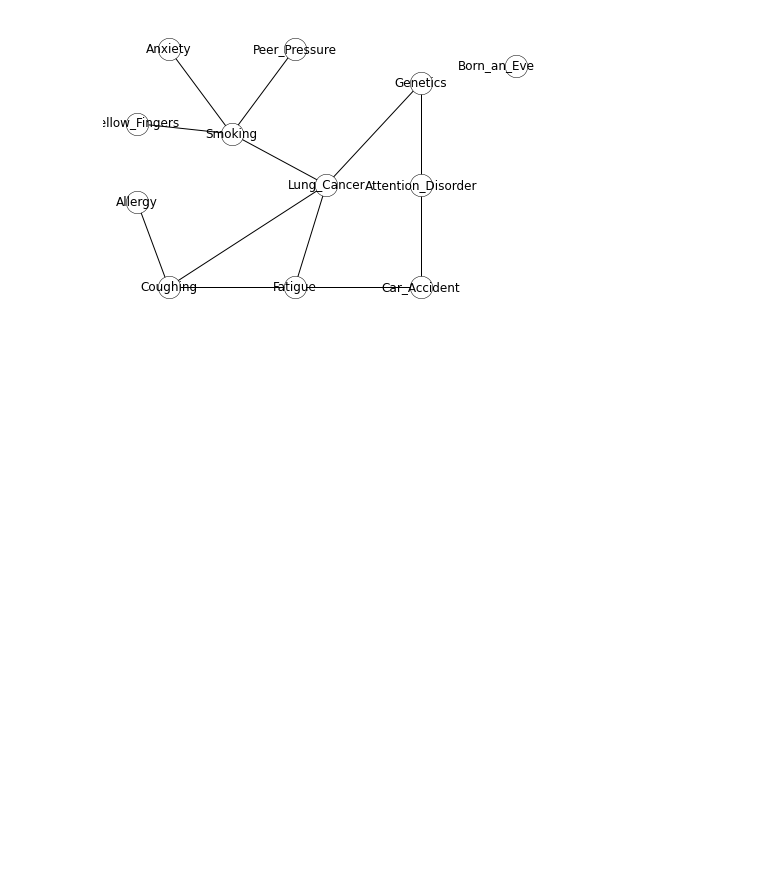
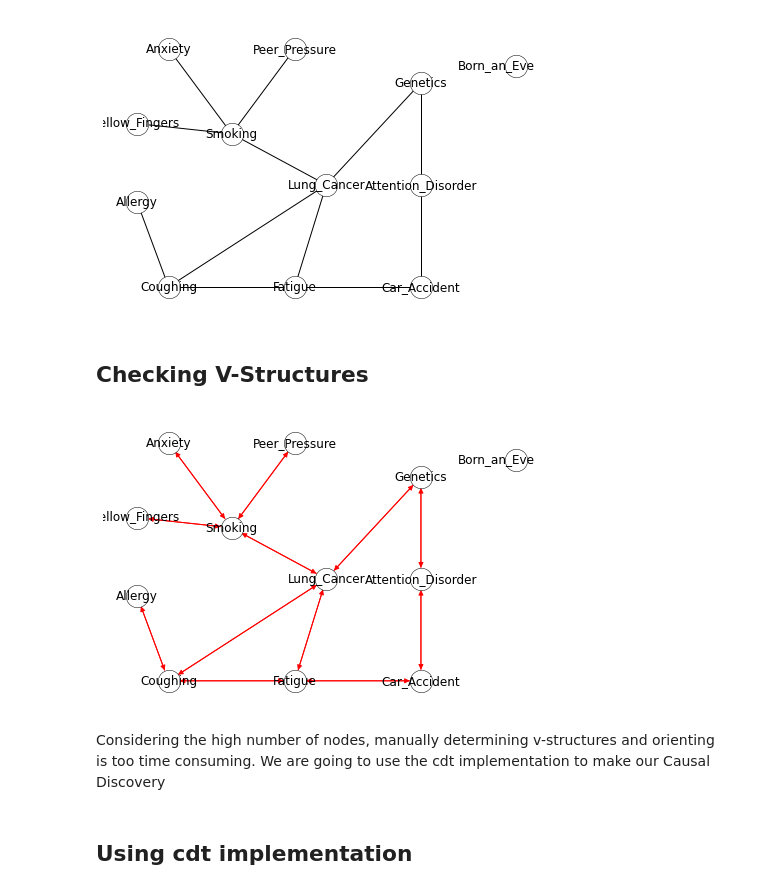
Before and after one commit to keerthybalan/CausalDS_LUCAS, a Jupyter notebook: PC_Causal.ipynb, the cells around one changed output. Saved outputs shown, nothing was run; the diff lists cells and outputs as text; code cells hidden in the pictures; blank space fills up the shorter version.

```diff
--- a/PC_Causal.ipynb
+++ b/PC_Causal.ipynb
@@ -157,3 +157,28 @@ removing edge:  ('Yellow_Fingers', 'Atten
 nx.draw(new_G, with_labels=True, node_size=500, node_color='w', edgecolors ='black', pos=pos)
 # %% [output]
 [figure]
+# %% [markdown]
+## Checking V-Structures
+# %%
+# utility function to transfer undirected graph to directed graph
+# with bi-directional edges with red-color to indicate undirected edges
+def to_directed(H):
+    D = nx.DiGraph()
+    nodes = list(H.nodes())
+    edges = []
+    for (u, v) in H.edges():
+        edges.append((u, v, {"directed": False}))
+        edges.append((v, u, {"directed": False}))
+    D.add_nodes_from(nodes)
+    D.add_edges_from(edges)
+    return D
+# %%
+G_directed = to_directed(new_G)
+colors = ['black' if G_directed[u][v]['directed']==True else 'r' for u,v in G_directed.edges()]
+nx.draw(G_directed, with_labels=True, node_size=500, node_color='w', edgecolors ='black', pos=pos, edge_color=colors)
+# %% [output]
+[figure, added]
+# %% [markdown]
+ Considering the high number of nodes, manually determining v-structures and orienting is too time consuming. We are going to use the cdt implementation to make our Causal Discovery
+# %% [markdown]
+## Using cdt implementation
```
Also changed, not shown: parts of 4 cells of this notebook.
